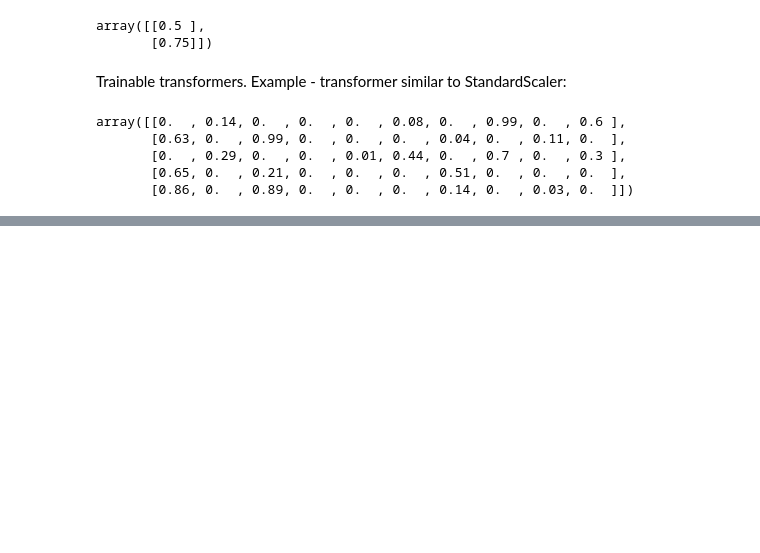
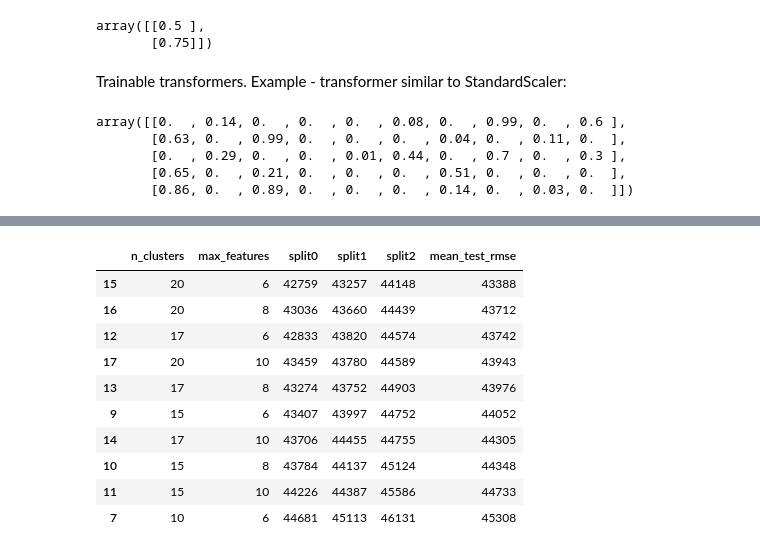
Before and after one commit to Slontus/data, a Jupyter notebook: house_price_estimation.ipynb, the cells around one changed output, grey strips where cells are left out. Saved outputs shown, nothing was run; the diff lists cells and outputs as text; code cells hidden in the pictures; blank space fills up the shorter version.

```diff
--- a/house_price_estimation.ipynb
+++ b/house_price_estimation.ipynb
@@ -721,0 +1058,7 @@ array([[0.  , 0.14, 0.  , 0.  , 0.  , 0.08, 0.  , 0.99, 0.  , 0.6 ],
+# %%
+from sklearn.ensemble import RandomForestRegressor
+
+forest_reg = make_pipeline(preprocessing,
+                           RandomForestRegressor(random_state=42))
+forest_rmses = -cross_val_score(forest_reg, housing, housing_labels,
+                                scoring="neg_root_mean_squared_error", cv=10)
@@ -721,0 +1077,5 @@ array([[0.  , 0.14, 0.  , 0.  , 0.  , 0.08, 0.  , 0.99, 0.  , 0.6 ],
+# %%
+forest_reg.fit(housing, housing_labels)
+housing_predictions = forest_reg.predict(housing)
+forest_rmse = mean_squared_error(housing_labels, housing_predictions, squared=False)
+forest_rmse
@@ -721,0 +1087,16 @@ array([[0.  , 0.14, 0.  , 0.  , 0.  , 0.08, 0.  , 0.99, 0.  , 0.6 ],
+# %%
+from sklearn.model_selection import GridSearchCV
+
+full_pipeline = Pipeline([
+        ("preprocessing", preprocessing),
+        ("random_forest", RandomForestRegressor(random_state=42))
+])
+param_grid = [
+        {'preprocessing__geo__n_clusters': [5, 8, 10],
+         'random_forest__max_features': [4, 6, 8]},
+        {'preprocessing__geo__n_clusters': [15, 17, 20],
+         'random_forest__max_features': [6, 8, 10]},
+]
+grid_search = GridSearchCV(full_pipeline, param_grid, cv=3,
+                           scoring="neg_root_mean_squared_error")
+grid_search.fit(housing, housing_labels)
@@ -721,0 +1167,27 @@ array([[0.  , 0.14, 0.  , 0.  , 0.  , 0.08, 0.  , 0.99, 0.  , 0.6 ],
+# %%
+cv_res = pd.DataFrame(grid_search.cv_results_)
+cv_res.sort_values(by="mean_test_score", ascending=False, inplace=True)
+
+cv_res = cv_res[["param_preprocessing__geo__n_clusters",
+                 "param_random_forest__max_features",
+                 "split0_test_score",
+                 "split1_test_score",
+                 "split2_test_score",
+                 "mean_test_score"]]
+score_cols = ["split0", "split1", "split2", "mean_test_rmse"]
+cv_res.columns = ["n_clusters", "max_features"] + score_cols
+cv_res[score_cols] = -cv_res[score_cols].round().astype(np.int64)
+
+cv_res.head(10)
+# %% [output]
+|  | n_clusters | max_features | split0 | split1 | split2 | mean_test_rmse |
+| 15 | 20 | 6 | 42759 | 43257 | 44148 | 43388 |
+| 16 | 20 | 8 | 43036 | 43660 | 44439 | 43712 |
+| 12 | 17 | 6 | 42833 | 43820 | 44574 | 43742 |
+| 17 | 20 | 10 | 43459 | 43780 | 44589 | 43943 |
+| 13 | 17 | 8 | 43274 | 43752 | 44903 | 43976 |
+| 9 | 15 | 6 | 43407 | 43997 | 44752 | 44052 |
+| 14 | 17 | 10 | 43706 | 44455 | 44755 | 44305 |
+| 10 | 15 | 8 | 43784 | 44137 | 45124 | 44348 |
+| 11 | 15 | 10 | 44226 | 44387 | 45586 | 44733 |
+| 7 | 10 | 6 | 44681 | 45113 | 46131 | 45308 |
```
Also changed, not shown: parts of 42 cells of this notebook.
